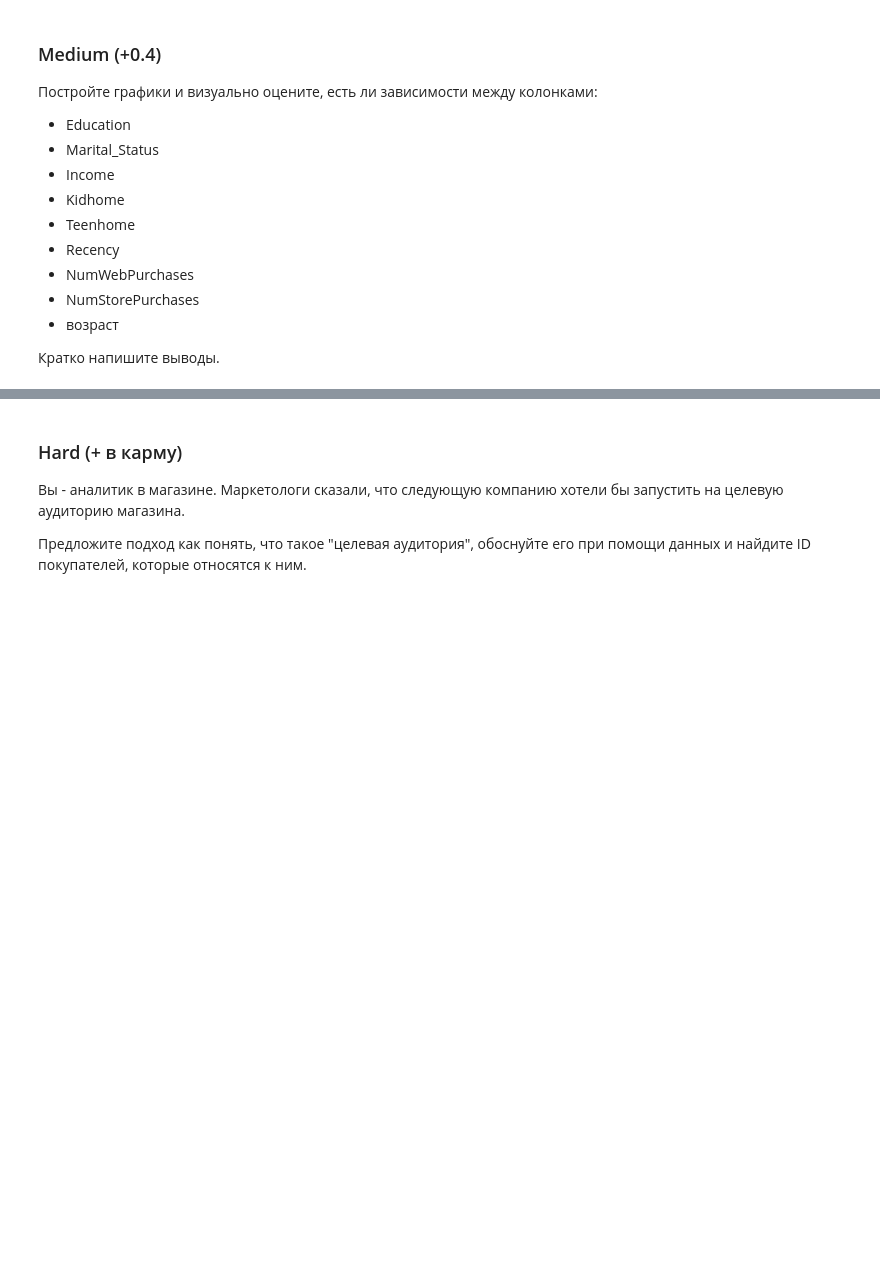
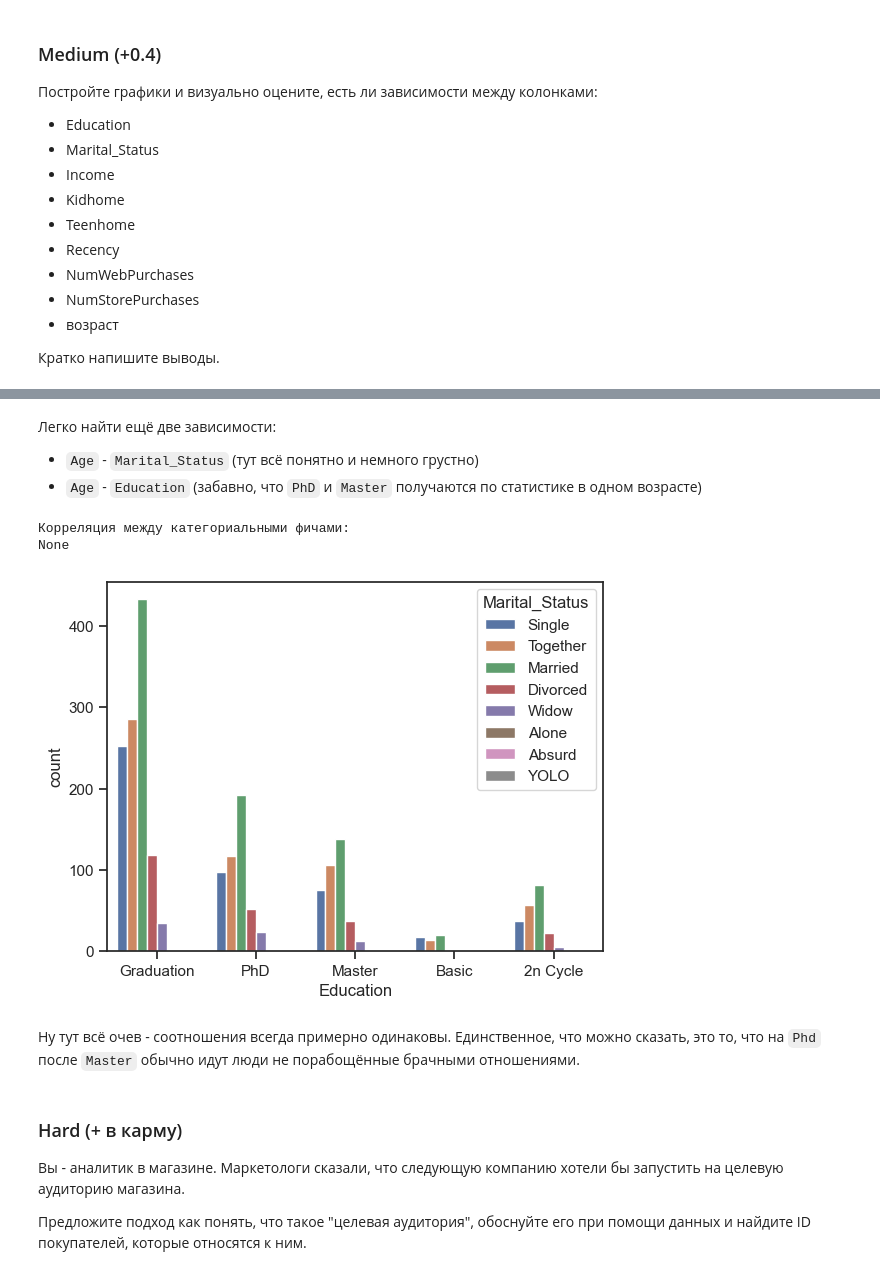
Before and after one commit to setday/HSE_ML_HW2024, a Jupyter notebook: notebooks/02-homework.ipynb, the cells around one changed output, grey strips where cells are left out. Cells and saved outputs as stored; diff of their text form; code cells hidden in the pictures; blank space fills up the shorter version.

```diff
--- a/notebooks/02-homework.ipynb
+++ b/notebooks/02-homework.ipynb
@@ -58,3 +190,18 @@ complains
+# %% [markdown]
+Легко найти ещё две зависимости:
+- `Age` - `Marital_Status` (тут всё понятно и немного грустно)
+- `Age` - `Education` (забавно, что `PhD` и `Master` получаются по статистике в одном возрасте)
+# %%
+# category - category
+print(f'Корреляция между категориальными фичами:\n{None}')
+
+g_category_categorical = sns.countplot(data=corrected_df, x='Education', hue='Marital_Status')
+# %% [output]
+Корреляция между категориальными фичами:
+None
+[figure, added]
+# %% [markdown]
+Ну тут всё очев - соотношения всегда примерно одинаковы. Единственное, что можно сказать, это то, что на `Phd` после `Master` обычно идут люди не порабощённые брачными отношениями.
 # %% [markdown]
 
 ### Hard (+ в карму)
```
Also changed, not shown: parts of 9 cells of this notebook.
